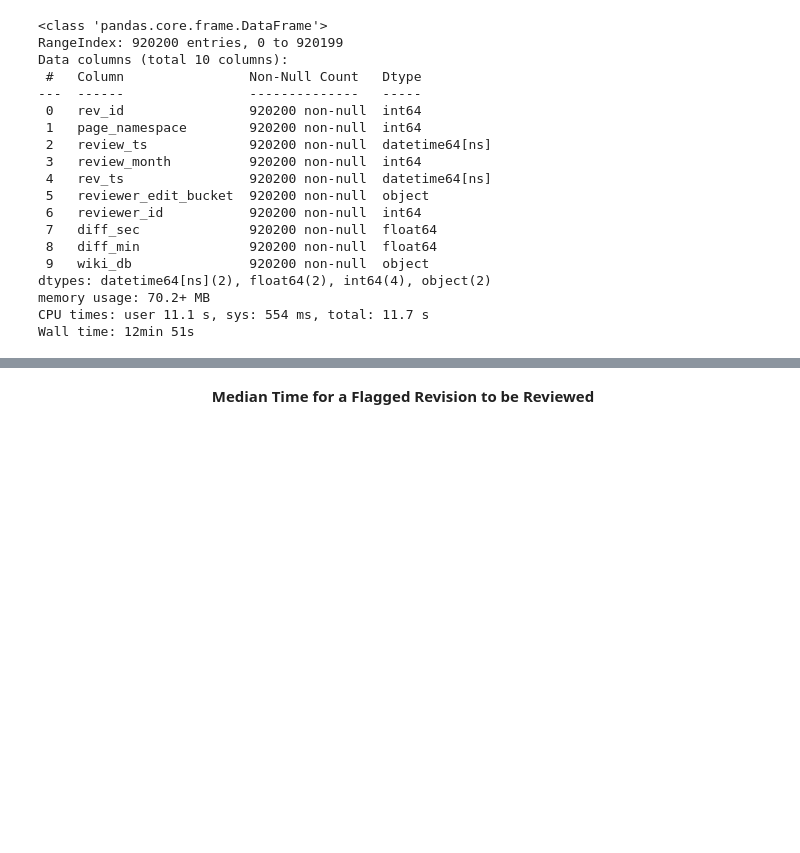
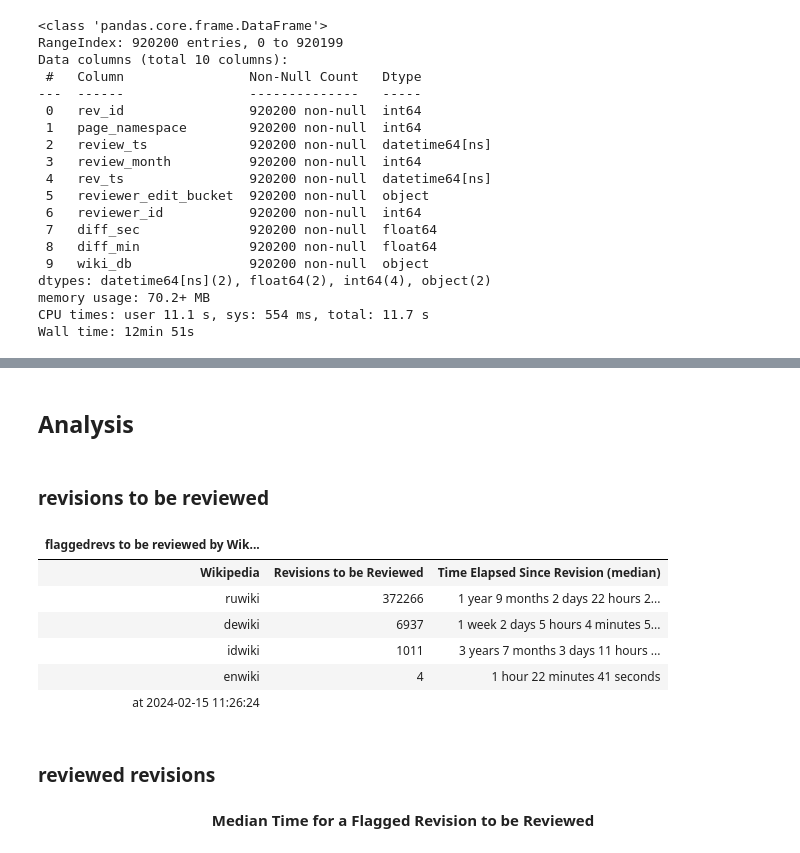
Before and after one commit to wikimedia-research/automoderator-measurement, a Jupyter notebook: baselines/T348863_content_moderation_backlogs_flagged_revs.ipynb, the cells around one changed output, grey strips where cells are left out. Saved outputs shown, nothing was run; the diff lists cells and outputs as text; code cells hidden in the pictures; blank space fills up the shorter version.

Commit message:
pending evs

```diff
--- a/baselines/T348863_content_moderation_backlogs_flagged_revs.ipynb
+++ b/baselines/T348863_content_moderation_backlogs_flagged_revs.ipynb
@@ -320,5 +320,3 @@ dtypes: datetime64[ns](2), float64(2), int64(4), object(2)
 memory usage: 70.2+ MB
 CPU times: user 11.1 s, sys: 554 ms, total: 11.7 s
 Wall time: 12min 51s
-# %%
-wmf.mariadb.run("""SELECT * FROM flaggedpage_pending""", 'dewiki')
@@ -339,3 +368,39 @@ wmf.mariadb.run("""SELECT * FROM flaggedpage_pending""", 'dewiki')
+# %% [markdown]
+## Analysis
+# %% [markdown]
+### revisions to be reviewed
+# %%
+fr_stats = fr_pending.wiki_db.value_counts().reset_index()
+median_fr_elapsed = fr_pending.groupby('wiki_db').agg({'elapsed': 'median'}).reset_index()
+fr_stats = pd.merge(fr_stats, median_fr_elapsed, on='wiki_db')
+fr_stats['elapsed_verbal'] = fr_stats['elapsed'].apply(lambda x:verbal_time(x))
+# %%
+fr_stats_tbl = (
+    gt
+    .GT(fr_stats.drop('elapsed', axis=1))
+    .tab_header('flaggedrevs to be reviewed by Wikipedia')
+    .cols_align(
+        'left', 'count'
+    )
+    .cols_label(
+        wiki_db = 'Wikipedia',
+        count = 'Revisions to be Reviewed',
+        elapsed_verbal = 'Time Elapsed Since Revision (median)'
+    )
+    .tab_source_note(f'at {ts_now}')
+)
+
+fr_stats_tbl
+# %% [output]
+| flaggedrevs to be reviewed by Wik... |  |  |
+| Wikipedia | Revisions to be Reviewed | Time Elapsed Since Revision (median) |
+| ruwiki | 372266 | 1 year 9 months 2 days 22 hours 2... |
+| dewiki | 6937 | 1 week 2 days 5 hours 4 minutes 5... |
+| idwiki | 1011 | 3 years 7 months 3 days 11 hours ... |
+| enwiki | 4 | 1 hour 22 minutes 41 seconds |
+| at 2024-02-15 11:26:24 |  |  |
+# %% [markdown]
+### reviewed revisions
 # %%
 avg_monthly_fr_reviewers = (
     flagged_revs
```
Also changed, not shown: parts of 9 cells of this notebook.
